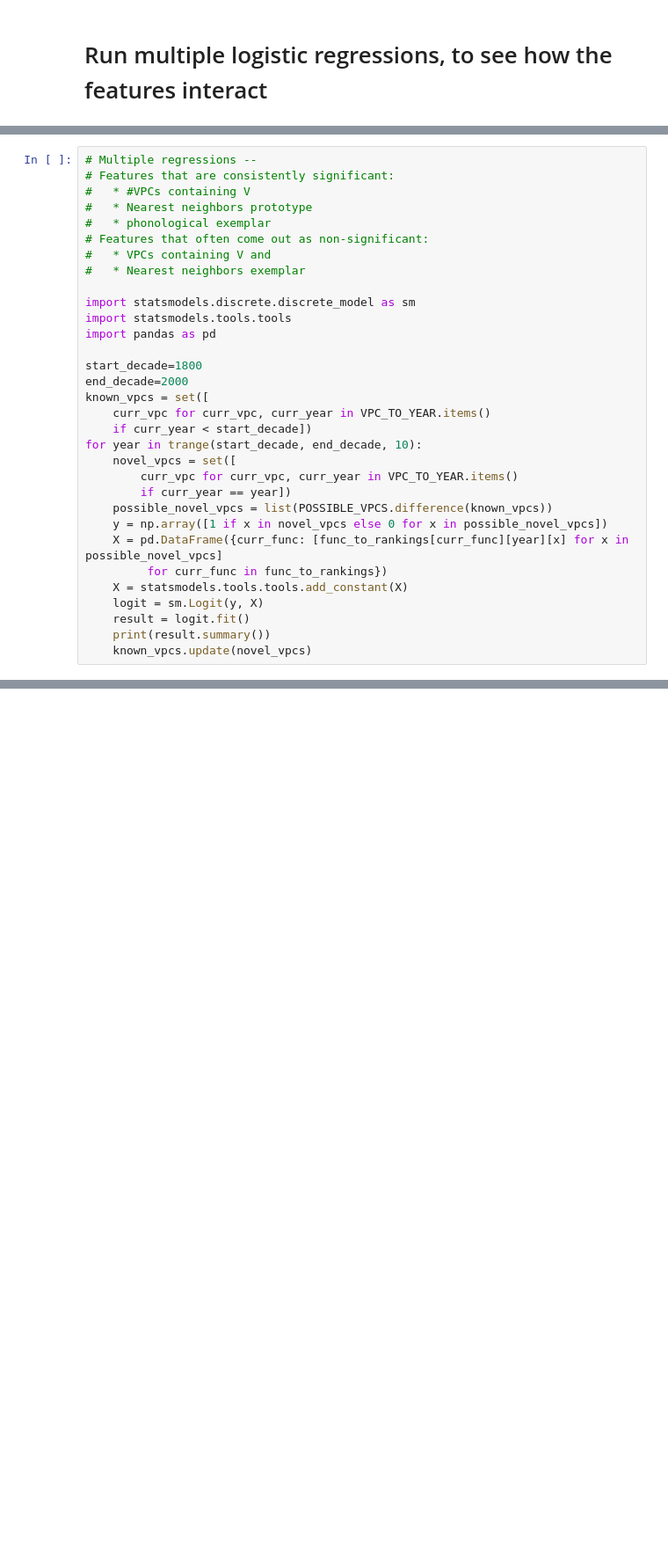
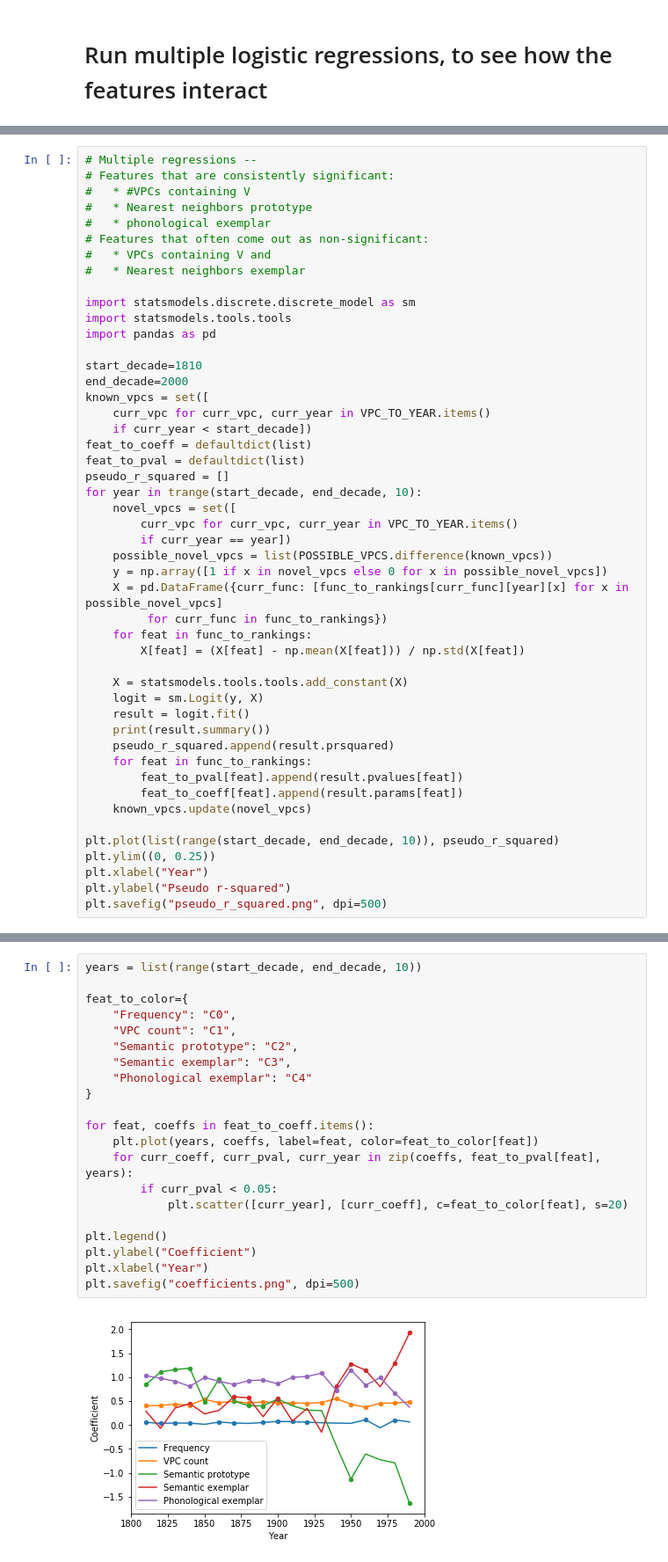
Before and after one commit to juliawatson/verb_particle_constructions, a Jupyter notebook: evaluation.ipynb, the cells around one changed output, grey strips where cells are left out. Shown at 88% size. Drawn from its saved outputs; the diff is of its cells as text; blank space fills up the shorter version.

```diff
--- a/evaluation.ipynb
+++ b/evaluation.ipynb
@@ -675,11 +714,14 @@ import statsmodels.discrete.discrete_model as sm
 import statsmodels.tools.tools
 import pandas as pd
 
-start_decade=1800
+start_decade=1810
 end_decade=2000
 known_vpcs = set([
     curr_vpc for curr_vpc, curr_year in VPC_TO_YEAR.items()
     if curr_year < start_decade])
+feat_to_coeff = defaultdict(list)
+feat_to_pval = defaultdict(list)
+pseudo_r_squared = []
 for year in trange(start_decade, end_decade, 10):
     novel_vpcs = set([
         curr_vpc for curr_vpc, curr_year in VPC_TO_YEAR.items()
@@ -688,10 +730,23 @@ for year in trange(start_decade, end_decade, 10):
     y = np.array([1 if x in novel_vpcs else 0 for x in possible_novel_vpcs])
     X = pd.DataFrame({curr_func: [func_to_rankings[curr_func][year][x] for x in possible_novel_vpcs]
          for curr_func in func_to_rankings})
+    for feat in func_to_rankings:
+        X[feat] = (X[feat] - np.mean(X[feat])) / np.std(X[feat])
+
     X = statsmodels.tools.tools.add_constant(X)
     logit = sm.Logit(y, X)
     result = logit.fit()
     print(result.summary())
+    pseudo_r_squared.append(result.prsquared)
+    for feat in func_to_rankings:
+        feat_to_pval[feat].append(result.pvalues[feat])
+        feat_to_coeff[feat].append(result.params[feat])
     known_vpcs.update(novel_vpcs)
+
+plt.plot(list(range(start_decade, end_decade, 10)), pseudo_r_squared)
+plt.ylim((0, 0.25))
+plt.xlabel("Year")
+plt.ylabel("Pseudo r-squared")
+plt.savefig("pseudo_r_squared.png", dpi=500)
 # %% [output]
 Optimization terminated successfully.
@@ -887,4 +942,27 @@ Optimization terminated successfully.
 ... (9 outputs left out)
+# %%
+years = list(range(start_decade, end_decade, 10))
+
+feat_to_color={
+    "Frequency": "C0",
+    "VPC count": "C1",
+    "Semantic prototype": "C2",
+    "Semantic exemplar": "C3",
+    "Phonological exemplar": "C4"
+}
+
+for feat, coeffs in feat_to_coeff.items():
+    plt.plot(years, coeffs, label=feat, color=feat_to_color[feat])
+    for curr_coeff, curr_pval, curr_year in zip(coeffs, feat_to_pval[feat], years):
+        if curr_pval < 0.05:
+            plt.scatter([curr_year], [curr_coeff], c=feat_to_color[feat], s=20)
+
+plt.legend()
+plt.ylabel("Coefficient")
+plt.xlabel("Year")
+plt.savefig("coefficients.png", dpi=500)
+# %% [output]
+[figure, added]
 # %%
 # Individual regressions
 
```
Also changed, not shown: parts of 15 cells of this notebook, 3 other files.
